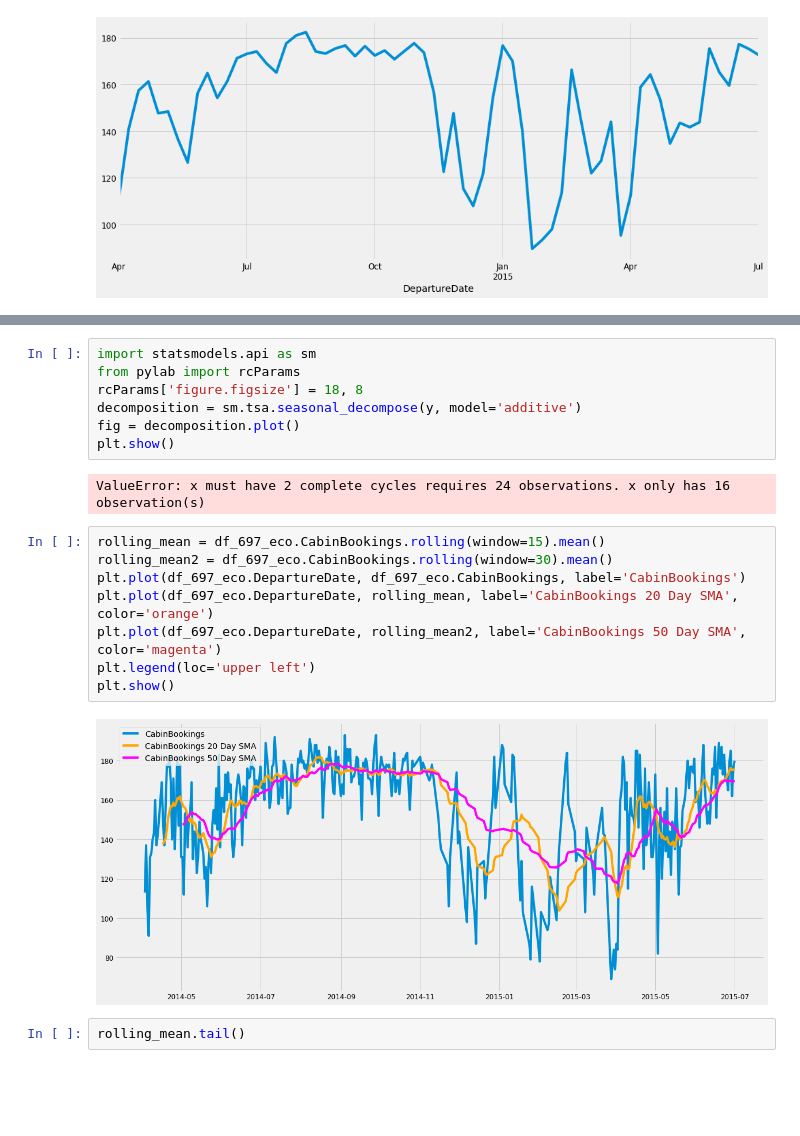
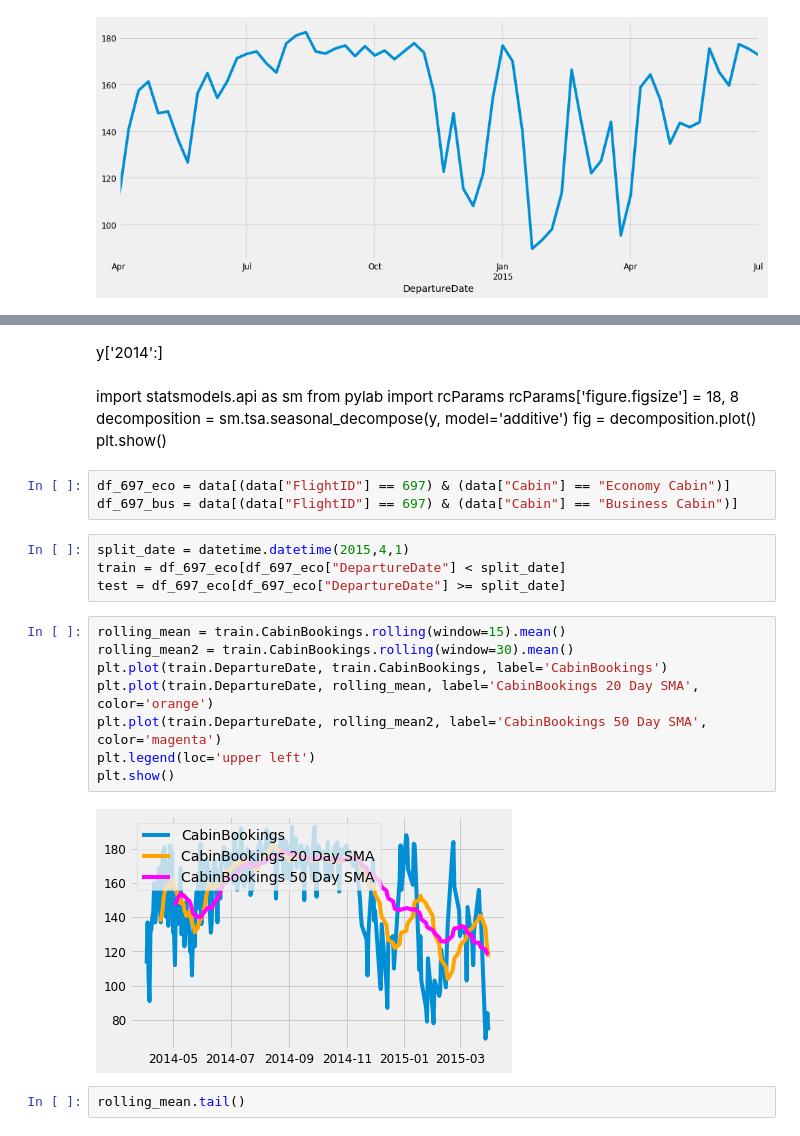
Before and after one commit to mychandru024/Airline-Booking-Forecast, a Jupyter notebook: Airline booking forecast.ipynb, the cells around one changed output, grey strips where cells are left out. Cells and saved outputs as stored; diff of their text form; blank space fills up the shorter version.

```diff
--- a/Airline booking forecast.ipynb
+++ b/Airline booking forecast.ipynb
@@ -226,22 +194,29 @@ Freq: W-SUN, Name: CabinBookings, Length: 66, dtype: float64
-# %%
-import statsmodels.api as sm
-from pylab import rcParams
-rcParams['figure.figsize'] = 18, 8
-decomposition = sm.tsa.seasonal_decompose(y, model='additive')
-fig = decomposition.plot()
-plt.show()
-# %% [output]
-ValueError: x must have 2 complete cycles requires 24 observations. x only has 16 observation(s)
+# %% [markdown]
+y['2014':]
+# %% [markdown]
+import statsmodels.api as sm
+from pylab import rcParams
+rcParams['figure.figsize'] = 18, 8
+decomposition = sm.tsa.seasonal_decompose(y, model='additive')
+fig = decomposition.plot()
+plt.show()
+# %%
+df_697_eco = data[(data["FlightID"] == 697) & (data["Cabin"] == "Economy Cabin")]
+df_697_bus = data[(data["FlightID"] == 697) & (data["Cabin"] == "Business Cabin")]
+# %%
+split_date = datetime.datetime(2015,4,1)
+train = df_697_eco[df_697_eco["DepartureDate"] < split_date]
+test = df_697_eco[df_697_eco["DepartureDate"] >= split_date]
 # %%
-rolling_mean = df_697_eco.CabinBookings.rolling(window=15).mean()
-rolling_mean2 = df_697_eco.CabinBookings.rolling(window=30).mean()
-plt.plot(df_697_eco.DepartureDate, df_697_eco.CabinBookings, label='CabinBookings')
-plt.plot(df_697_eco.DepartureDate, rolling_mean, label='CabinBookings 20 Day SMA', color='orange')
-plt.plot(df_697_eco.DepartureDate, rolling_mean2, label='CabinBookings 50 Day SMA', color='magenta')
+rolling_mean = train.CabinBookings.rolling(window=15).mean()
+rolling_mean2 = train.CabinBookings.rolling(window=30).mean()
+plt.plot(train.DepartureDate, train.CabinBookings, label='CabinBookings')
+plt.plot(train.DepartureDate, rolling_mean, label='CabinBookings 20 Day SMA', color='orange')
+plt.plot(train.DepartureDate, rolling_mean2, label='CabinBookings 50 Day SMA', color='magenta')
 plt.legend(loc='upper left')
 plt.show()
 # %% [output]
-[figure, old version]
+[figure, new version]
 # %%
 rolling_mean.tail()
 # %% [output]
```
Also changed, not shown: parts of 31 cells of this notebook, 2 other files.
